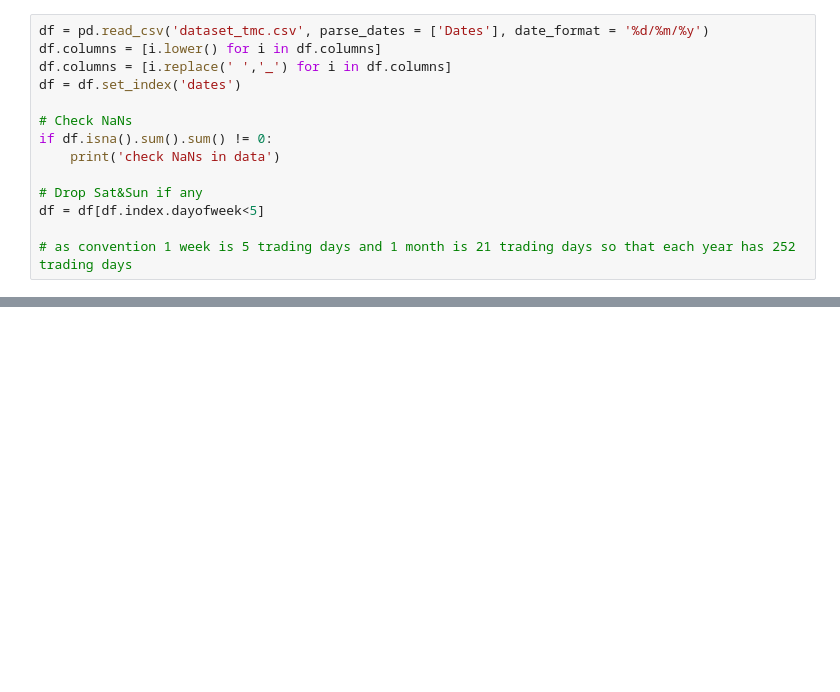
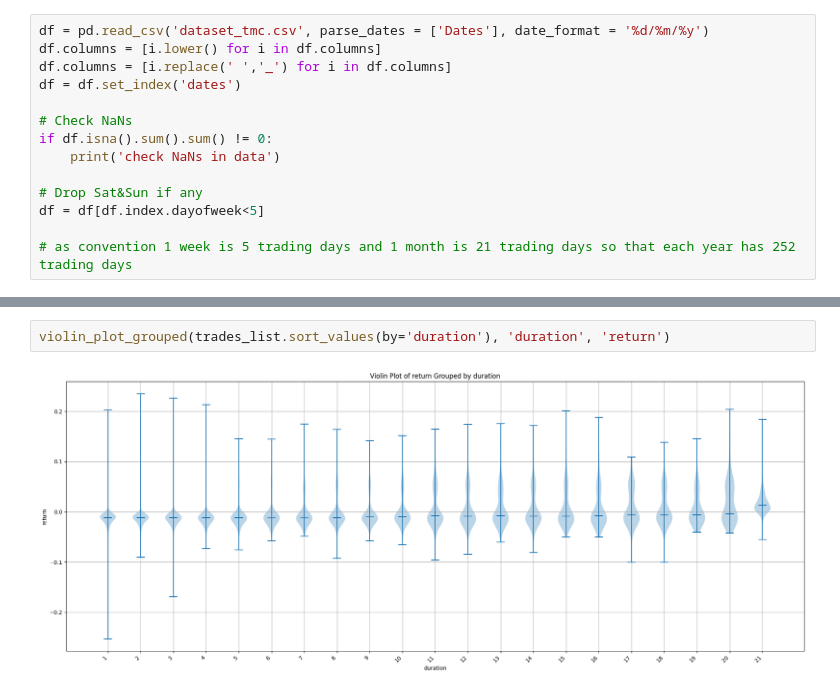
Before and after one commit to vcnzbrgd/Mean-Reverting-Strategy-and-Trades-Optimal-Sizing, a Jupyter notebook: project.ipynb, the cells around one changed output, grey strips where cells are left out. Cells and saved outputs as stored; diff of their text form; blank space fills up the shorter version.

```diff
--- a/project.ipynb
+++ b/project.ipynb
@@ -147,0 +162,4 @@ trades_list['return'] = trade_return(trades_list)
+# %%
+violin_plot_grouped(trades_list.sort_values(by='duration'), 'duration', 'return')
+# %% [output]
+[figure, added]
```
Also changed, not shown: parts of 10 cells of this notebook, 1 other file.
